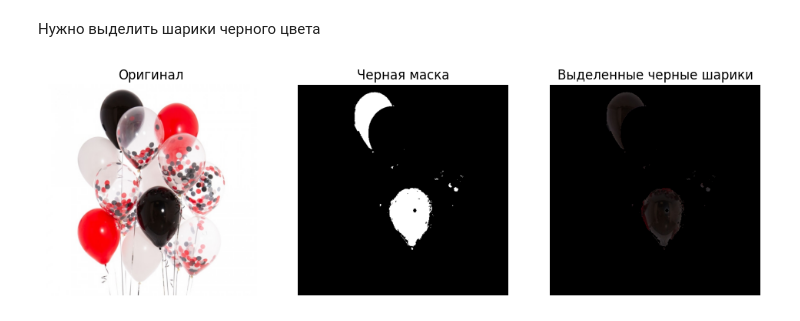
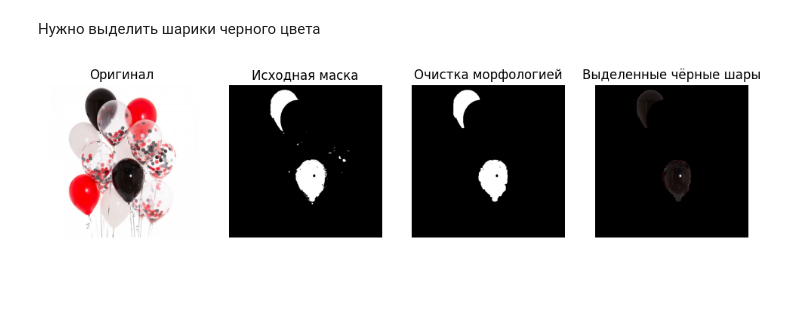
Before and after one commit to Incursioninn/DIP, a Jupyter notebook: lab5.ipynb, the cells around one changed output. Saved outputs shown, nothing was run; the diff lists cells and outputs as text; code cells hidden in the pictures; blank space fills up the shorter version.

```diff
--- a/lab5.ipynb
+++ b/lab5.ipynb
@@ -23,33 +23,48 @@ Mounted at /content/drive
 Нужно выделить шарики черного цвета
 # %%
 
+# Перевод в HSV
 hsv = cv.cvtColor(image, cv.COLOR_BGR2HSV)
 
-# Маска
+# Диапазон чёрного
 lower_black = np.array([0, 0, 0])
 upper_black = np.array([180, 255, 60])
 
 mask = cv.inRange(hsv, lower_black, upper_black)
 
-# Применяем маску
-result = cv.bitwise_and(image_rgb, image_rgb, mask=mask)
+# Ядро
+kernel = np.ones((7, 7), np.float32) / 49
 
+mask_opened = cv.morphologyEx(mask, cv.MORPH_OPEN, kernel)
+
+mask_clean = cv.morphologyEx(mask_opened, cv.MORPH_CLOSE, kernel)
+
+# mask_clean - очищенная маска
+result = cv.bitwise_and(image_rgb, image_rgb, mask=mask_clean)
+
+# --- Визуализация ---
 plt.figure(figsize=(12,6))
-plt.subplot(1,3,1)
+
+plt.subplot(1,4,1)
 plt.imshow(image_rgb)
 plt.title("Оригинал")
 plt.axis('off')
 
-plt.subplot(1,3,2)
+plt.subplot(1,4,2)
 plt.imshow(mask, cmap='gray')
-plt.title("Черная маска")
+plt.title("Исходная маска")
 plt.axis('off')
 
-plt.subplot(1,3,3)
+plt.subplot(1,4,3)
+plt.imshow(mask_opened, cmap='gray')
+plt.title("Очистка морфологией")
+plt.axis('off')
+
+plt.subplot(1,4,4)
 plt.imshow(result)
-plt.title("Выделенные черные шарики")
+plt.title("Выделенные чёрные шары")
 plt.axis('off')
 
 plt.show()
 # %% [output]
-[figure, old version]
+[figure, new version]
```
